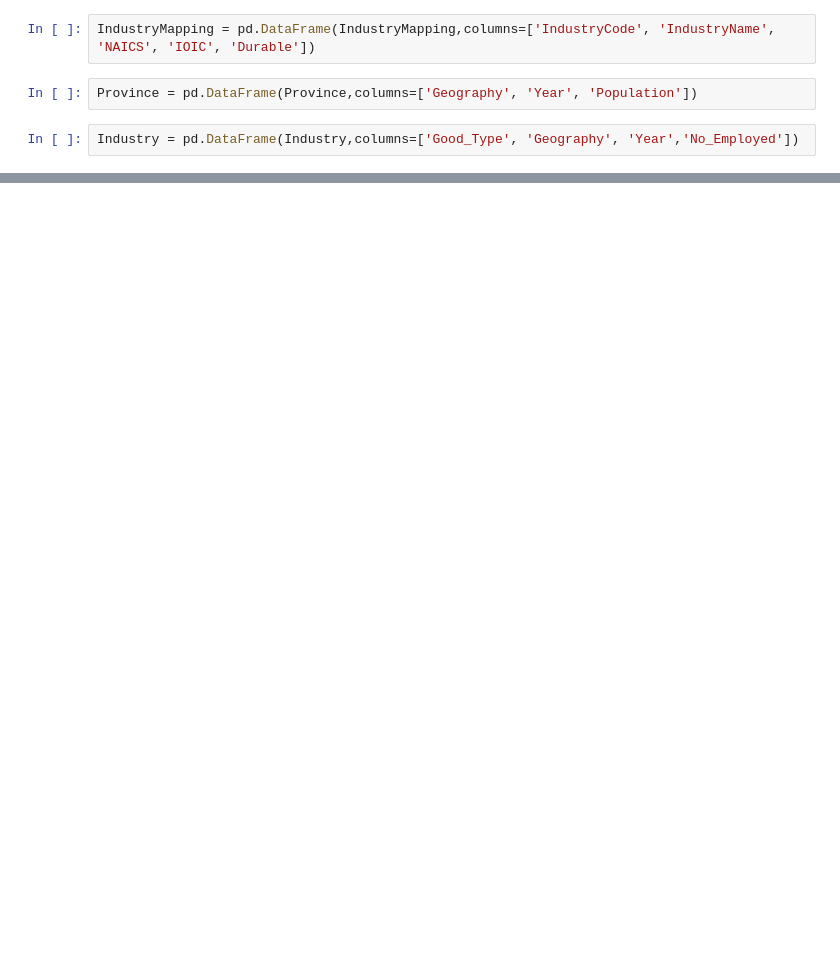
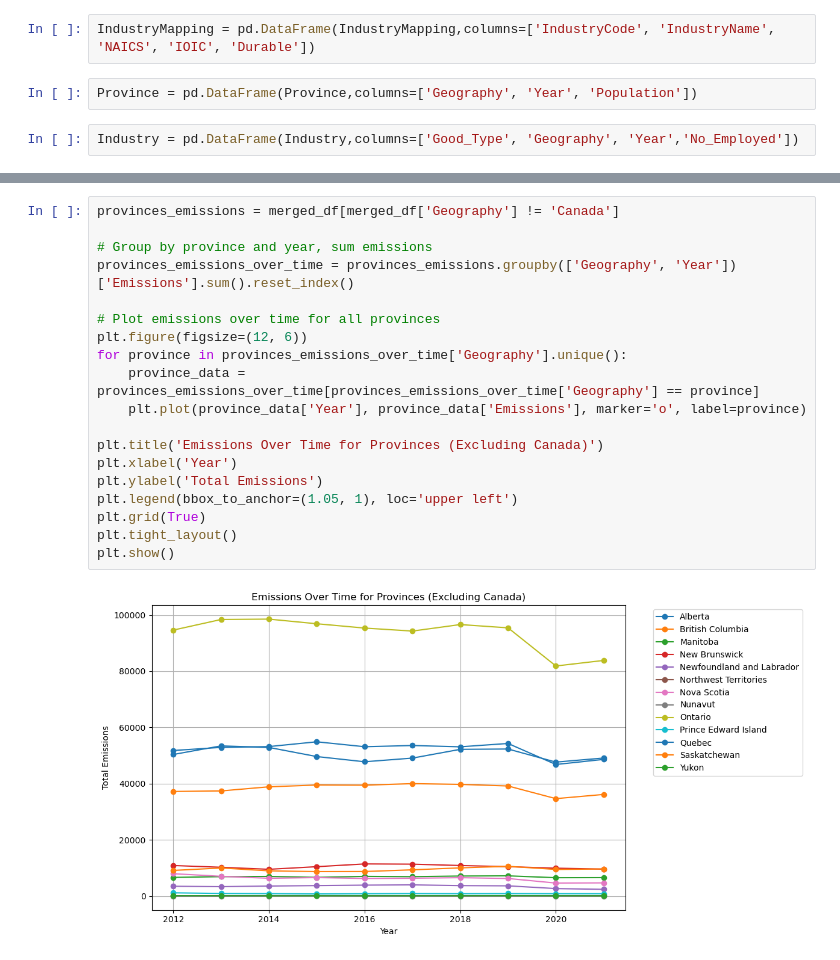
Before and after one commit to Kaylan-W/ghg-emissions-cpsc_368, a Jupyter notebook: db.ipynb, the cells around one changed output, grey strips where cells are left out. Saved outputs shown, nothing was run; the diff lists cells and outputs as text; blank space fills up the shorter version.

```diff
--- a/db.ipynb
+++ b/db.ipynb
@@ -60,0 +124,21 @@ Industry
+# %%
+provinces_emissions = merged_df[merged_df['Geography'] != 'Canada']
+
+# Group by province and year, sum emissions
+provinces_emissions_over_time = provinces_emissions.groupby(['Geography', 'Year'])['Emissions'].sum().reset_index()
+
+# Plot emissions over time for all provinces
+plt.figure(figsize=(12, 6))
+for province in provinces_emissions_over_time['Geography'].unique():
+    province_data = provinces_emissions_over_time[provinces_emissions_over_time['Geography'] == province]
+    plt.plot(province_data['Year'], province_data['Emissions'], marker='o', label=province)
+
+plt.title('Emissions Over Time for Provinces (Excluding Canada)')
+plt.xlabel('Year')
+plt.ylabel('Total Emissions')
+plt.legend(bbox_to_anchor=(1.05, 1), loc='upper left')
+plt.grid(True)
+plt.tight_layout()
+plt.show()
+# %% [output]
+[figure, added]
```
Also changed, not shown: parts of 7 cells of this notebook.
